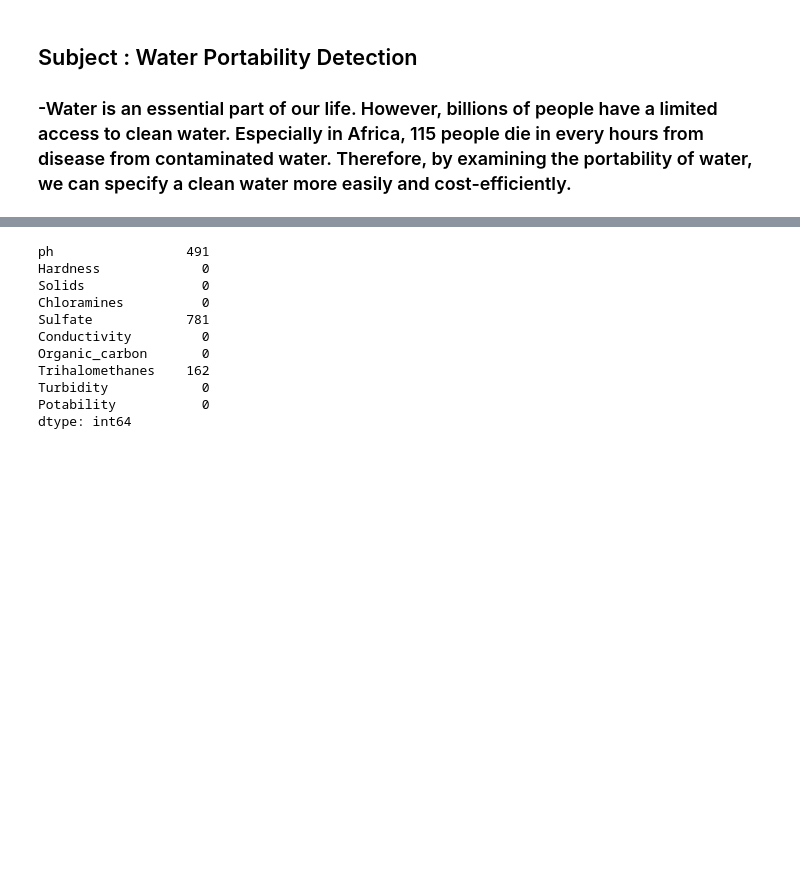
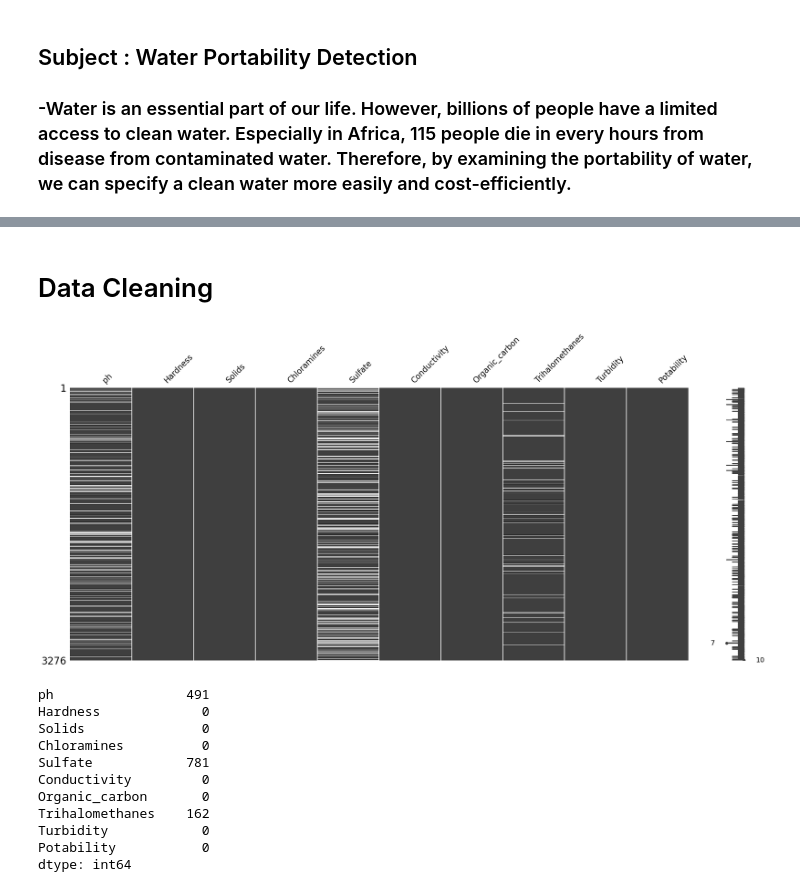
Before and after one commit to AragusSM/Water_Purity, a Jupyter notebook: Untitled.ipynb, the cells around one changed output, grey strips where cells are left out. Drawn from its saved outputs; the diff is of its cells as text; code cells hidden in the pictures; blank space fills up the shorter version.

```diff
--- a/Untitled.ipynb
+++ b/Untitled.ipynb
@@ -40,3 +98,13 @@ Missing Value, Duplicates
+# %% [markdown]
+# Data Cleaning
+# %%
+"""
+Visualization for missing values
+"""
+msno.matrix(data)
+plt.show()
+# %% [output]
+[figure, added]
 # %%
 data.isna().sum()
 # %% [output]
```
Also changed, not shown: parts of 67 cells of this notebook.
